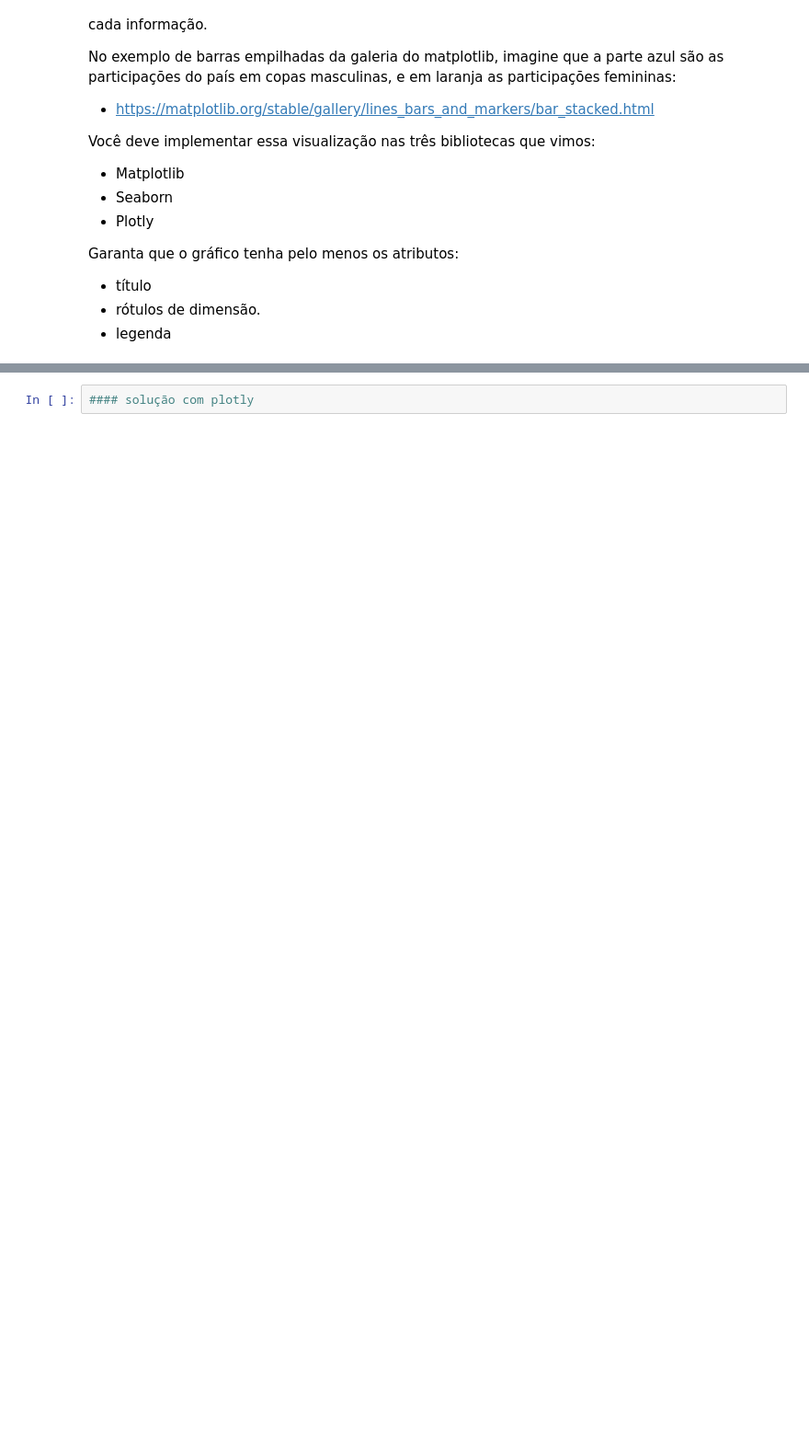
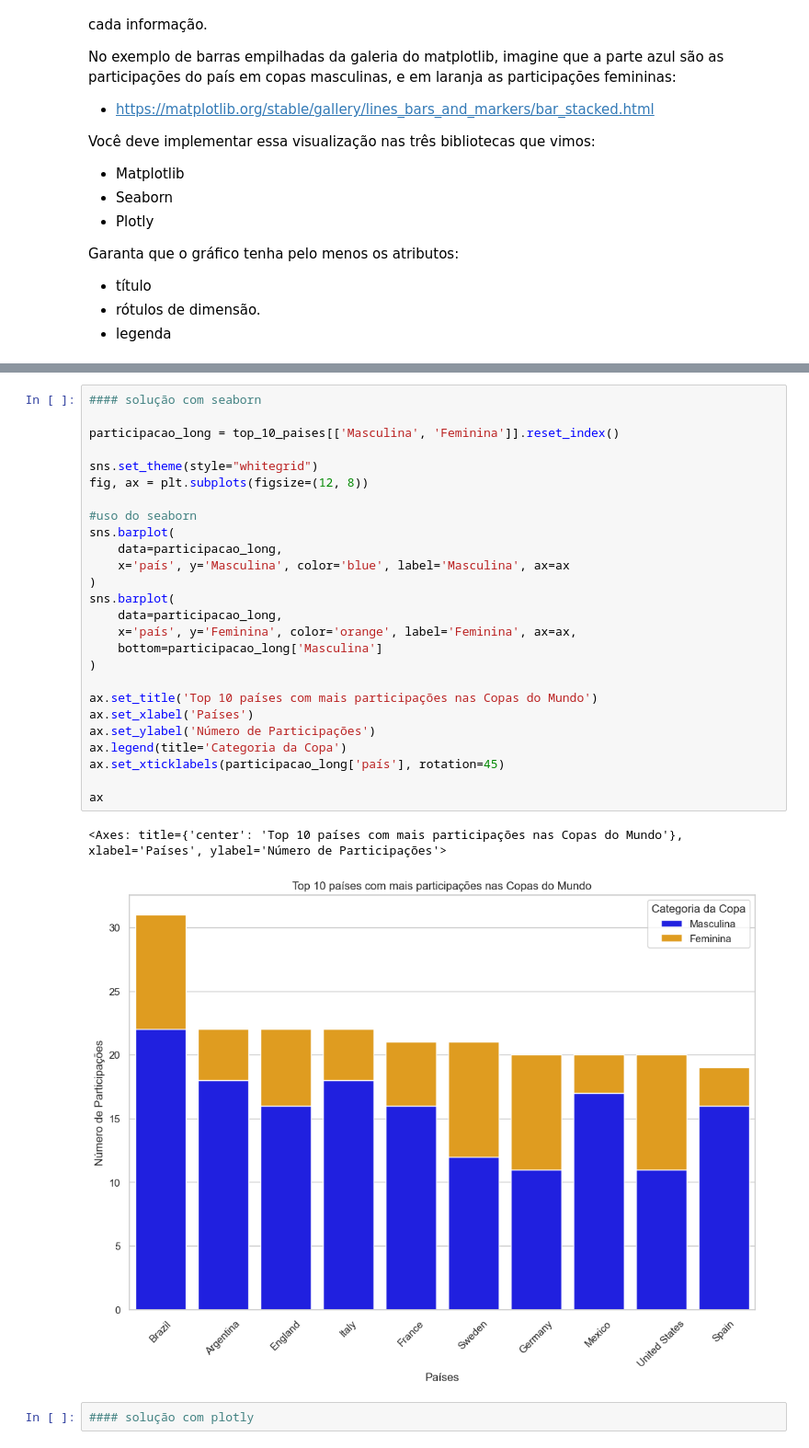
Before and after one commit to Alexandre-CES/desenvolve-python-intermediario, a Jupyter notebook: modulo3/3.09-DataViz.ipynb, the cells around one changed output, grey strips where cells are left out. Shown: that part at 92% size. Saved outputs shown, nothing was run; the diff lists cells and outputs as text; blank space fills up the shorter version.

```diff
--- a/modulo3/3.09-DataViz.ipynb
+++ b/modulo3/3.09-DataViz.ipynb
@@ -172,3 +214,32 @@ Garanta que o gráfico tenha pelo menos os atributos:
+# %%
+#### solução com seaborn
+
+participacao_long = top_10_paises[['Masculina', 'Feminina']].reset_index()
+
+sns.set_theme(style="whitegrid")
+fig, ax = plt.subplots(figsize=(12, 8))
+
+#uso do seaborn
+sns.barplot(
+    data=participacao_long,
+    x='país', y='Masculina', color='blue', label='Masculina', ax=ax
+)
+sns.barplot(
+    data=participacao_long,
+    x='país', y='Feminina', color='orange', label='Feminina', ax=ax,
+    bottom=participacao_long['Masculina']
+)
+
+ax.set_title('Top 10 países com mais participações nas Copas do Mundo')
+ax.set_xlabel('Países')
+ax.set_ylabel('Número de Participações')
+ax.legend(title='Categoria da Copa')
+ax.set_xticklabels(participacao_long['país'], rotation=45)
+
+ax
+# %% [output]
+<Axes: title={'center': 'Top 10 países com mais participações nas Copas do Mundo'}, xlabel='Países', ylabel='Número de Participações'>
+[figure, added]
 # %%
 #### solução com plotly
 # %% [markdown]
```
Also changed, not shown: parts of 5 cells of this notebook, 1 other file.
